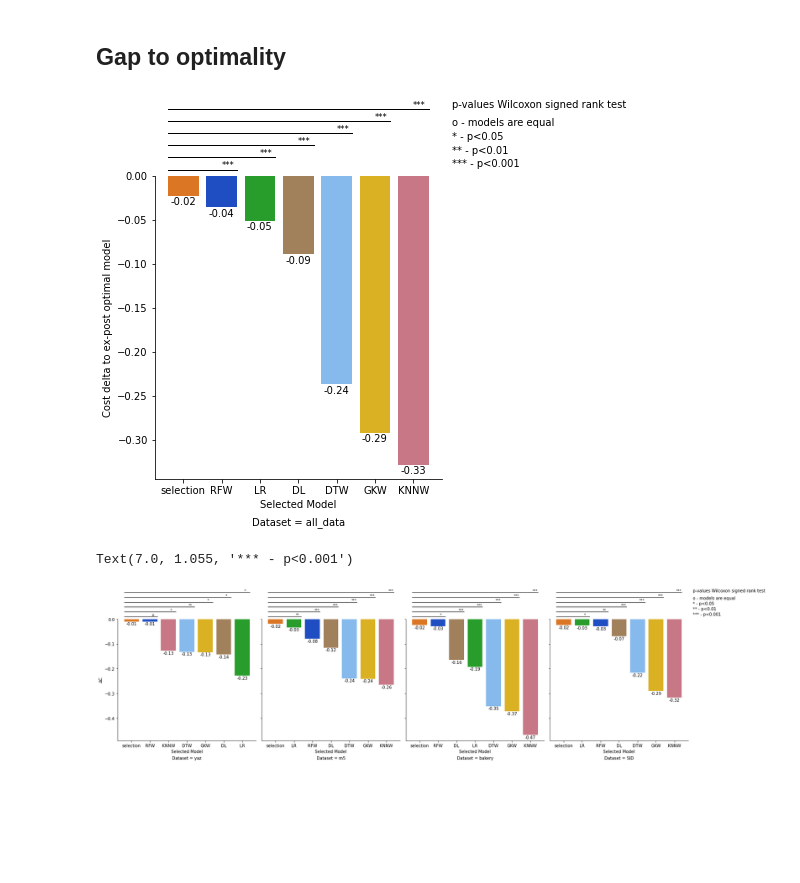
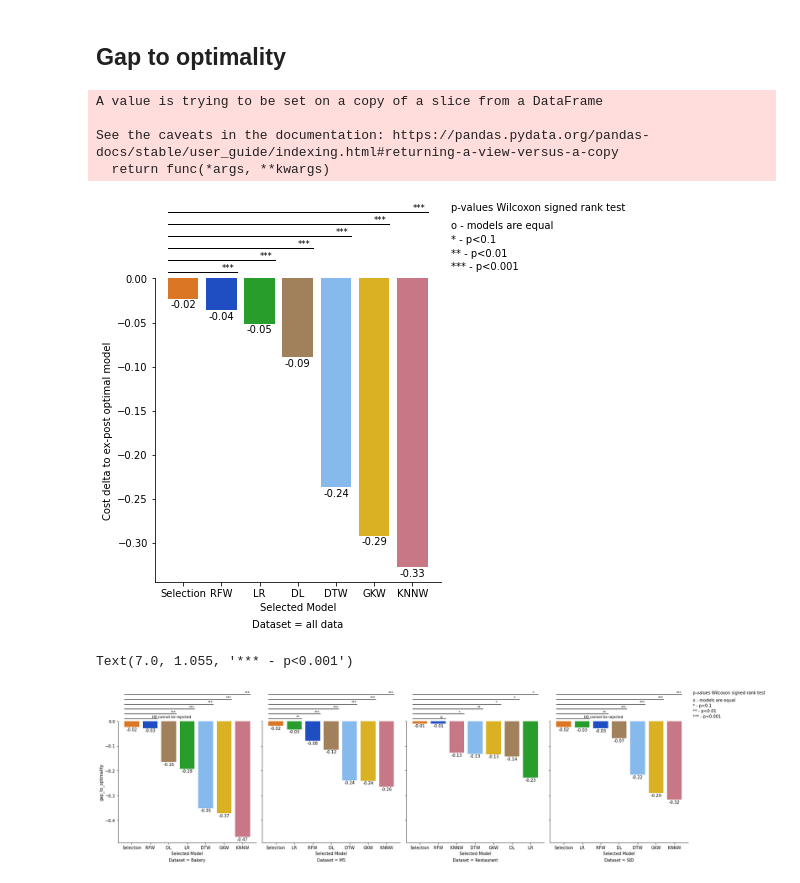
Before and after one commit to d3group/A-structured-evaluation-of-data-driven-newsvendor-approaches, a Jupyter notebook: create_plots.ipynb, the cells around one changed output. Cells and saved outputs as stored; diff of their text form; code cells hidden in the pictures; blank space fills up the shorter version.

```diff
--- a/create_plots.ipynb
+++ b/create_plots.ipynb
@@ -251,7 +479,7 @@ features = "calendar, lag"
 # Note: The models are plotted in the given order on the x-axis
 models = ["GKW", "KNNW", "DTW", "RFW", "LR", "DL"]
 
-X_axis_label = "∆C"
+X_axis_label = "gap_to_optimality"
 y_axis_label = "Selected Model"
 
 # ------------------------------------------------------------------------------------
@@ -286,23 +514,23 @@ df = df[(df["sl"]==SL) & (df["feature combi"]==features)]
 # compute gap to optimality means
 
 # overall
-df_means_all = df.groupby(['Selected Model'])['∆C'].mean()
+df_means_all = df.groupby(['Selected Model'])['gap_to_optimality'].mean()
 df_means_all = df_means_all.reset_index()
 
-df_means_all.sort_values('∆C', ascending=False, inplace=True)
+df_means_all.sort_values(['gap_to_optimality', 'Selected Model'], ascending=False, inplace=True)
 df_means_all.reset_index(drop=True, inplace=True)
 
-df_means_all.loc[df_means_all['Selected Model']=='model selection','Selected Model']='selection'
+df_means_all.loc[df_means_all['Selected Model']=='model selection','Selected Model']='Selection'
 
 # per dataset
-df_means_dataset = df.groupby(['dataset', 'Selected Model'])['∆C'].mean()
+df_means_dataset = df.groupby(['dataset', 'Selected Model'])['gap_to_optimality'].mean()
 df_means_dataset = df_means_dataset.reset_index()
 
 # sort by method with lowest mean
-df_means_dataset.sort_values(['dataset','∆C', 'Selected Model'], ascending=False, inplace=True)
+df_means_dataset.sort_values(['dataset','gap_to_optimality', 'Selected Model'], ascending=False, inplace=True)
 df_means_dataset.reset_index(drop=True, inplace=True)
 
-df_means_dataset.loc[df_means_dataset['Selected Model']=='model selection','Selected Model']='selection'
+df_means_dataset.loc[df_means_dataset['Selected Model']=='model selection','Selected Model']='Selection'
 # %%
 #### Compute Wilcoxon signed-rank test statistics #####
 
@@ -316,14 +544,14 @@ for d in df.dataset.unique():
 
     for m in models:
 
-        if m == 'selection':
+        if m == 'Selection':
             break
 
         sel_model = df.loc[(df['Selected Model']==m)&(df['dataset']==d)]
         sel_model.sort_values(by='group', inplace=True)
 
         try:
-            w, p_v = pg.wilcoxon(df_sel['∆C'],sel_model['∆C'], alternative='greater').loc['Wilcoxon',['W-val', 'p-val']]
+            w, p_v = pg.wilcoxon(df_sel['gap_to_optimality'],sel_model['gap_to_optimality'], alternative='greater').loc['Wilcoxon',['W-val', 'p-val']]
         except:
             # if model selection and fixed model are equal, wilcoxon test will fail
             w, p_v = ('NA', 'NA')
@@ -343,16 +571,21 @@ for m in models:
         sel_model.sort_values(by='group', inplace=True)
 
         try:
-            w, p_v = pg.wilcoxon(df_sel['∆C'],sel_model['∆C'], alternative='greater').loc['Wilcoxon',['W-val', 'p-val']]
+            w, p_v = pg.wilcoxon(df_sel['gap_to_optimality'],sel_model['gap_to_optimality'], alternative='greater').loc['Wilcoxon',['W-val', 'p-val']]
         except:
             w, p_v = ('NA', 'NA')
 
         wilcox.append({'Dataset':'all_data', 'Selected Model':m , 'test_statistic':w, 'p_value':p_v})
 
 wilcox = pd.DataFrame(wilcox)
-wilcox['p_value_star'] = ['o' if (x=='NA') else '***' if (x < 0.001) else '**' if (x < 0.01) else '*' for x in wilcox['p_value']]
+wilcox['p_value_star'] = ['o' if (x=='NA') else '***' if (x < 0.001) else '**' if (x < 0.01) else '*' if (x < 0.1) else 'H0 cannot be rejected' for x in wilcox['p_value']]
+# %% [output]
+A value is trying to be set on a copy of a slice from a DataFrame
+
+See the caveats in the documentation: https://pandas.pydata.org/pandas-docs/stable/user_guide/indexing.html#returning-a-view-versus-a-copy
+  return func(*args, **kwargs)
 # %%
-g = sns.catplot(x="Selected Model", y="∆C", data=df_means_all, kind="bar", palette=p)
+g = sns.catplot(x="Selected Model", y="gap_to_optimality", data=df_means_all, kind="bar", palette=p)
 
 for ax in g.axes.flatten():
 
@@ -397,7 +630,7 @@ for ax in g.axes.flatten():
 
 
     #move dataset name to bottom of plot
-    ax.annotate(text =f'Dataset = {d}', xy=(3, -0.125), xycoords=trans, ha="center", va="top")
+    ax.annotate(text =f'Dataset = all data', xy=(3, -0.125), xycoords=trans, ha="center", va="top")
 
     ax.set_ylabel('Cost delta to ex-post optimal model')
 
@@ -407,16 +640,16 @@ for ax in g.axes.flatten():
     trans = ax.get_xaxis_transform()
     ax.annotate('p-values Wilcoxon signed rank test', xy=(x_align, y_align), xycoords=trans, ha="left", va="top")
     ax.annotate('o - models are equal', xy=(x_align, y_align-0.06), xycoords=trans, ha="left", va="top")
-    ax.annotate('* - p<0.05', xy=(x_align, y_align-0.06-0.045), xycoords=trans, ha="left", va="top")
+    ax.annotate('* - p<0.1', xy=(x_align, y_align-0.06-0.045), xycoords=trans, ha="left", va="top")
     ax.annotate('** - p<0.01', xy=(x_align, y_align-0.06-2*0.045), xycoords=trans, ha="left", va="top")
     ax.annotate('*** - p<0.001', xy=(x_align, y_align-0.06-3*0.045), xycoords=trans, ha="left", va="top")
 # %% [output]
-[figure, old version]
+[figure, new version]
 # %%
 g.savefig(f"Plots/gap_to_optimality_{features}_SL_{SL}.png")
 # %%
-g = sns.catplot(x="Selected Model", y="∆C", data=df_means_dataset, kind="bar", hue="Selected Model", palette=p,
-                col="dataset", sharex=False, dodge=False)
+g = sns.catplot(x="Selected Model", y="gap_to_optimality", data=df_means_dataset, kind="bar", hue="Selected Model", palette=p,
+                col="dataset", col_order=['Bakery', 'M5', 'Restaurant', 'SID'], sharex=False, dodge=False)
 
 for ax in g.axes.flatten():
 
@@ -446,34 +679,34 @@ for ax in g.axes.flatten():
 
     ax.annotate(text = wilcox.loc[((wilcox.Dataset==d)&(wilcox['Selected Model']==m[2])),'p_value_star'].item(), xy=(x_lines_base+1, y_lines_base+0.04+0.028), xycoords=trans, ha="left", va="top", fontsize='small')
     ax.plot([-.4,2.4],[y_lines_base+0.04,y_lines_base+0.04], color="k", transform=trans, clip_on=False, linewidth=1)
 
     ax.annotate(text = wilcox.loc[((wilcox.Dataset==d)&(wilcox['Selected Model']==m[3])),'p_value_star'].item(), xy=(x_lines_base+2, y_lines_base+2*0.04+0.028), xycoords=trans, ha="left", va="top", fontsize='small')
     ax.plot([-.4,3.4],[y_lines_base+2*0.04,y_lines_base+2*0.04], color="k", transform=trans, clip_on=False, linewidth=1)
 
     ax.annotate(text = wilcox.loc[((wilcox.Dataset==d)&(wilcox['Selected Model']==m[4])),'p_value_star'].item(), xy=(x_lines_base+3, y_lines_base+3*0.04+0.028), xycoords=trans, ha="left", va="top", fontsize='small')
     ax.plot([-.4,4.4],[y_lines_base+3*0.04,y_lines_base+3*0.04], color="k", transform=trans, clip_on=False, linewidth=1)
 
     ax.annotate(text = wilcox.loc[((wilcox.Dataset==d)&(wilcox['Selected Model']==m[5])),'p_value_star'].item(), xy=(x_lines_base+4, y_lines_base+4*0.04+0.028), xycoords=trans, ha="left", va="top", fontsize='small')
     ax.plot([-.4,5.4],[y_lines_base+4*0.04,y_lines_base+4*0.04], color="k", transform=trans, clip_on=False, linewidth=1)
 
     ax.annotate(text = wilcox.loc[((wilcox.Dataset==d)&(wilcox['Selected Model']==m[6])),'p_value_star'].item(), xy=(x_lines_base+5, y_lines_base+5*0.04+0.028), xycoords=trans, ha="left", va="top", fontsize='small')
     ax.plot([-.4,6.4],[y_lines_base+5*0.04,y_lines_base+5*0.04], color="k", transform=trans, clip_on=False, linewidth=1)
 
     #move dataset name to bottom of plot
 
     ax.annotate(text =f'Dataset = {d}', xy=(3, -0.125), xycoords=trans, ha="center", va="top")
 
 ax = g.axes.flatten()[-1]
 y_align = 1.25
 x_align = 7.0
 trans = ax.get_xaxis_transform()
 ax.annotate('p-values Wilcoxon signed rank test', xy=(x_align, y_align), xycoords=trans, ha="left", va="top")
 ax.annotate('o - models are equal', xy=(x_align, y_align-0.06), xycoords=trans, ha="left", va="top")
-ax.annotate('* - p<0.05', xy=(x_align, y_align-0.06-0.045), xycoords=trans, ha="left", va="top")
+ax.annotate('* - p<0.1', xy=(x_align, y_align-0.06-0.045), xycoords=trans, ha="left", va="top")
 ax.annotate('** - p<0.01', xy=(x_align, y_align-0.06-2*0.045), xycoords=trans, ha="left", va="top")
 ax.annotate('*** - p<0.001', xy=(x_align, y_align-0.06-3*0.045), xycoords=trans, ha="left", va="top")
 # %% [output]
 Text(7.0, 1.055, '*** - p<0.001')
-[figure, old version]
+[figure, new version]
 # %%
 g.savefig(f"Plots/gap_to_optimality_{features}_SL_{SL}_per_dataset.png")
```
Also changed, not shown: parts of 23 cells of this notebook, 16 other files.
